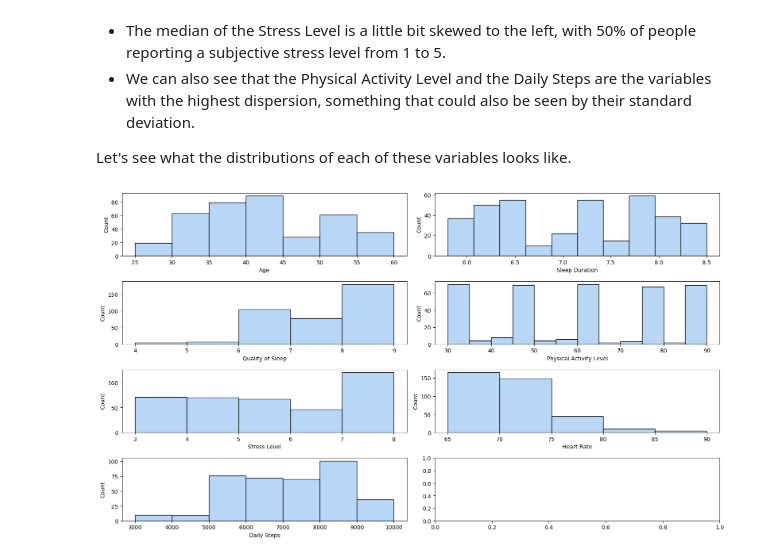
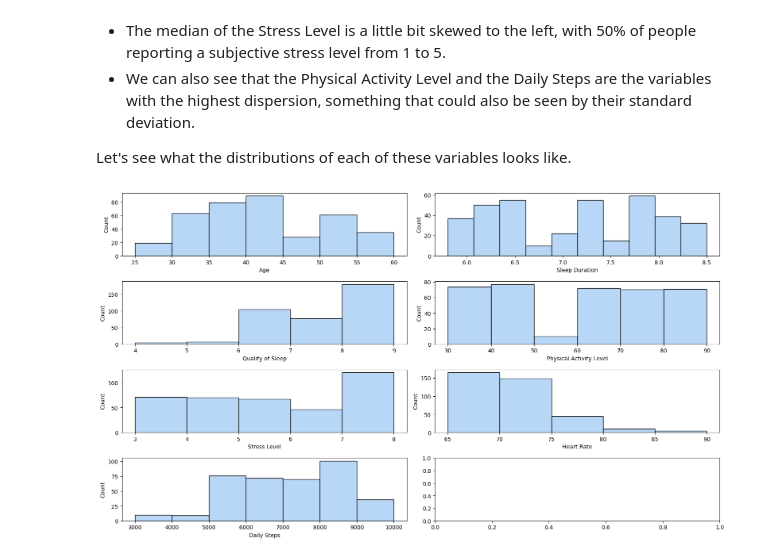
Before and after one commit to JFonseca25/ds-reviews, a Jupyter notebook: sleep/sleep.ipynb, the cells around one changed output. Saved outputs shown, nothing was run; the diff lists cells and outputs as text; code cells hidden in the pictures.

Commit message:
added hist plots for sleep data

```diff
--- a/sleep/sleep.ipynb
+++ b/sleep/sleep.ipynb
@@ -152,21 +160,21 @@ Let's see what the distributions of each of these variables looks like.
 # %%
 fig, ax = plt.subplots(nrows=4, ncols=2, figsize=(16, 9))
 
 # we need to define proper bins to get a good idea of the distribution of the data
 bins = [np.arange(25, 61, 5),           # age
-        'auto',                           # sleep duration
+        'auto',                         # sleep duration
         np.arange(4, 10),               # qos
-        np.arange(30, 91, 5),           # pal
+        np.arange(30, 91, 10),          # pal
         np.arange(3, 9),                # sl
         np.arange(65, 91, 5),           # hr
         np.arange(3000, 10001, 1000)    # ds
         ]
 
 ax = ax.flatten()
 
 for i in range(len(ax) - 1):
     sns.histplot(data=sleep_df[numeric_columns[i]], ax=ax[i], bins=bins[i])
 
 plt.tight_layout()
 # %% [output]
-[figure, old version]
+[figure, new version]
```
Also changed, not shown: parts of 3 cells of this notebook.
